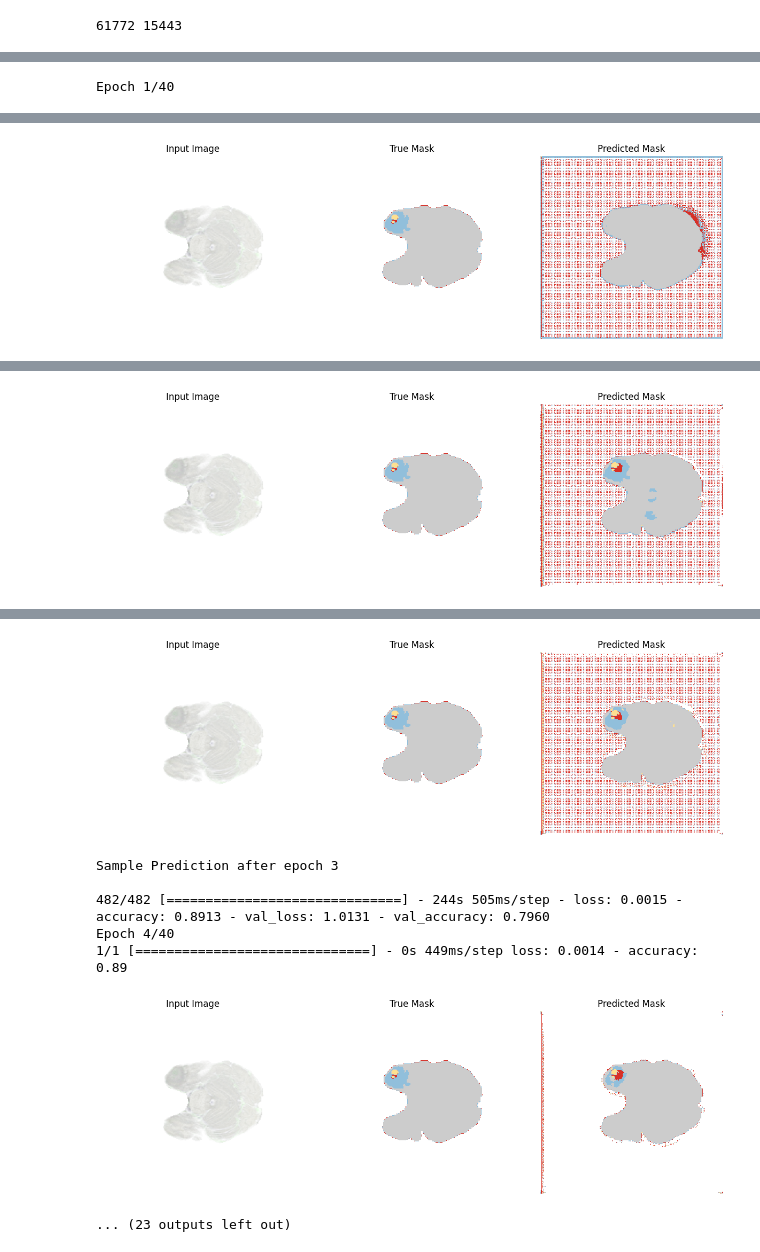
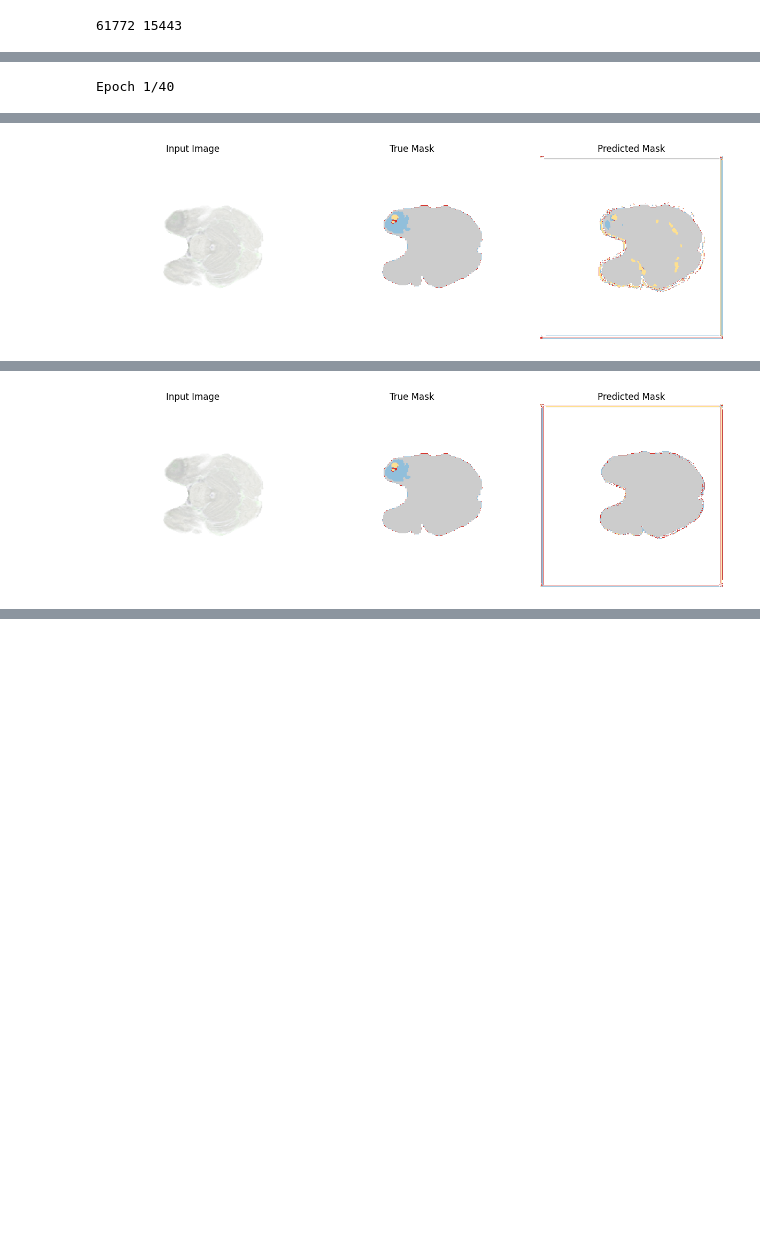
Before and after one commit to Krissi123/Braintumor-Segmentation, a Jupyter notebook: scratch_unet.ipynb, the cells around one changed output, grey strips where cells are left out. Saved outputs shown, nothing was run; the diff lists cells and outputs as text; code cells hidden in the pictures; blank space fills up the shorter version.

```diff
--- a/scratch_unet.ipynb
+++ b/scratch_unet.ipynb
@@ -90,7 +90,7 @@ INFO:tensorflow:*** Available Device: _DeviceAttributes(/job:localhost/replica:0
 INFO:tensorflow:*** Available Device: _DeviceAttributes(/job:localhost/replica:0/task:0/device:TPU:7, TPU, 0, 0)
 INFO:tensorflow:*** Available Device: _DeviceAttributes(/job:localhost/replica:0/task:0/device:TPU_SYSTEM:0, TPU_SYSTEM, 0, 0)
 # %%
-batch_size = 128
+batch_size = 32
 buffer_size = 1000
 img_height = 240
 img_width = 240
@@ -232,7 +230,7 @@ def add_sample_weights(image, label):
 # Define convolution layer steps
 initializer = tf.random_normal_initializer(0., 0.02)
 
-def horizontal_convolution(input, num_filters, dropout_rate=0.0):
+def horizontal_convolution(input, num_filters, activation='relu', dropout_rate=0.0):
 
     x = tf.keras.layers.Conv2D(
         filters=num_filters,
@@ -244,7 +242,7 @@ def horizontal_convolution(input, num_filters, dropout_rate=0.0):
     )(input)
     x = tf.keras.layers.BatchNormalization()(x)
     x = tf.keras.layers.Dropout(rate=dropout_rate)(x)
-    x = tf.keras.layers.Activation('relu')(x)
+    x = tf.keras.layers.Activation(activation=activation)(x)
     return x
 
 
@@ -290,7 +288,8 @@ def up_step(
     x = horizontal_convolution(
         x,
         num_filters=num_filters,
-        dropout_rate=dropout_rate
+        dropout_rate=dropout_rate,
+        activation='softmax',
     )
     return x
 # %%
@@ -316,7 +366,11 @@ def unet(input_shape, output_channels, scale_filters=1.0):
 # %%
 with strategy.scope():
     input_shape = (img_width,img_height,scan_channels)
-    model = unet(input_shape=input_shape, output_channels=output_classes)
+    model = unet(
+        input_shape=input_shape,
+        output_channels=output_classes,
+        dropout_rate=0.0
+    )
     model.compile(optimizer=tf.keras.optimizers.Adam(learning_rate=0.0001,),
         loss=tf.keras.losses.SparseCategoricalCrossentropy(from_logits=True),
         metrics=['accuracy']
@@ -376,7 +434,7 @@ class DisplayCallback(tf.keras.callbacks.Callback):
 # %%
 earlystopping = tf.keras.callbacks.EarlyStopping(
             monitor='val_loss',
-            patience=3,
+            patience=2,
             )
 # %%
 print(len(train_image_filepaths),len(val_image_filepaths))
@@ -386,7 +444,7 @@ print(len(train_image_filepaths),len(val_image_filepaths))
 #lr 0.0001
 TRAIN_LENGTH=61772
 EPOCHS = 40
-VAL_SUBSPLITS = 5
+VAL_SUBSPLITS = 1
 VALIDATION_STEPS = 15443//batch_size//VAL_SUBSPLITS
 STEPS_PER_EPOCH = TRAIN_LENGTH // batch_size
 
@@ -445,3 +503,3 @@ attr {
-[figure, old version]
+[figure, new version]
 Sample Prediction after epoch 1
 
@@ -451,3 +509,3 @@ Epoch 2/40
-[figure, old version]
+[figure, new version]
 Sample Prediction after epoch 2
 
@@ -457,11 +514,3 @@ Epoch 3/40
-[figure, removed]
-Sample Prediction after epoch 3
-
-482/482 [==============================] - 244s 505ms/step - loss: 0.0015 - accuracy: 0.8913 - val_loss: 1.0131 - val_accuracy: 0.7960
-Epoch 4/40
-1/1 [==============================] - 0s 449ms/step loss: 0.0014 - accuracy: 0.89
-[figure, removed]
-... (23 outputs left out)
 # %%
 val_images, val_maps = next(iter(val_batch[0].take(1)))
 # %%
```
Also changed, not shown: parts of 14 cells of this notebook.
